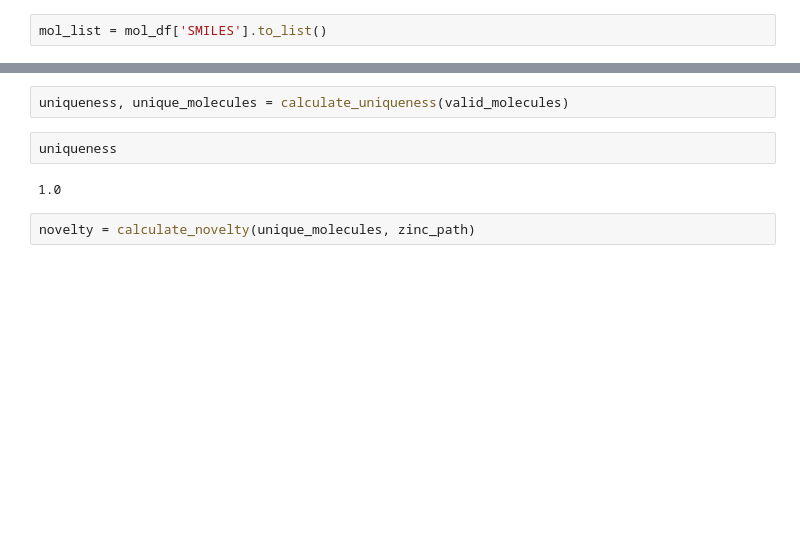
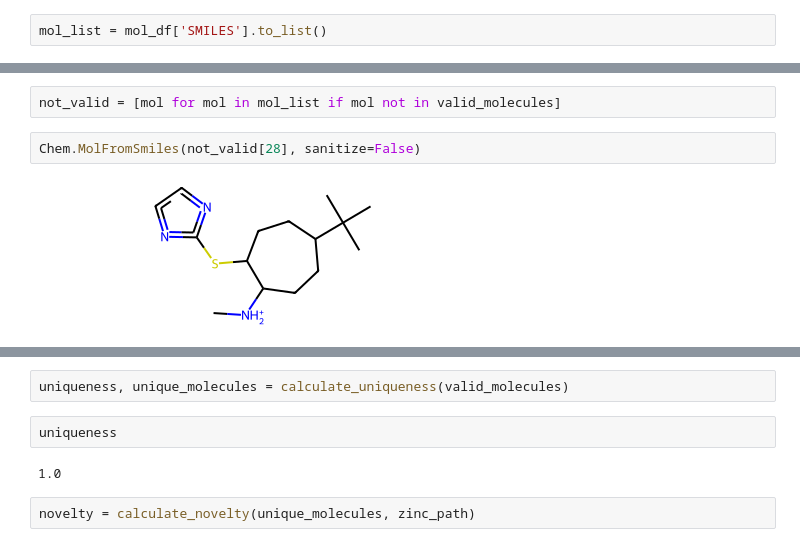
Before and after one commit to Moleculo-Tutti/MolGen, a Jupyter notebook: FinalPipeline/Compute_metrics.ipynb, the cells around one changed output, grey strips where cells are left out. Saved outputs shown, nothing was run; the diff lists cells and outputs as text; blank space fills up the shorter version.

```diff
--- a/FinalPipeline/Compute_metrics.ipynb
+++ b/FinalPipeline/Compute_metrics.ipynb
@@ -34,0 +45,6 @@ validity, valid_molecules = calculate_validity(mol_list)
+# %%
+not_valid = [mol for mol in mol_list if mol not in valid_molecules]
+# %%
+Chem.MolFromSmiles(not_valid[28], sanitize=False)
+# %% [output]
+[figure, added]
```
Also changed, not shown: parts of 11 cells of this notebook, 11 other files.
